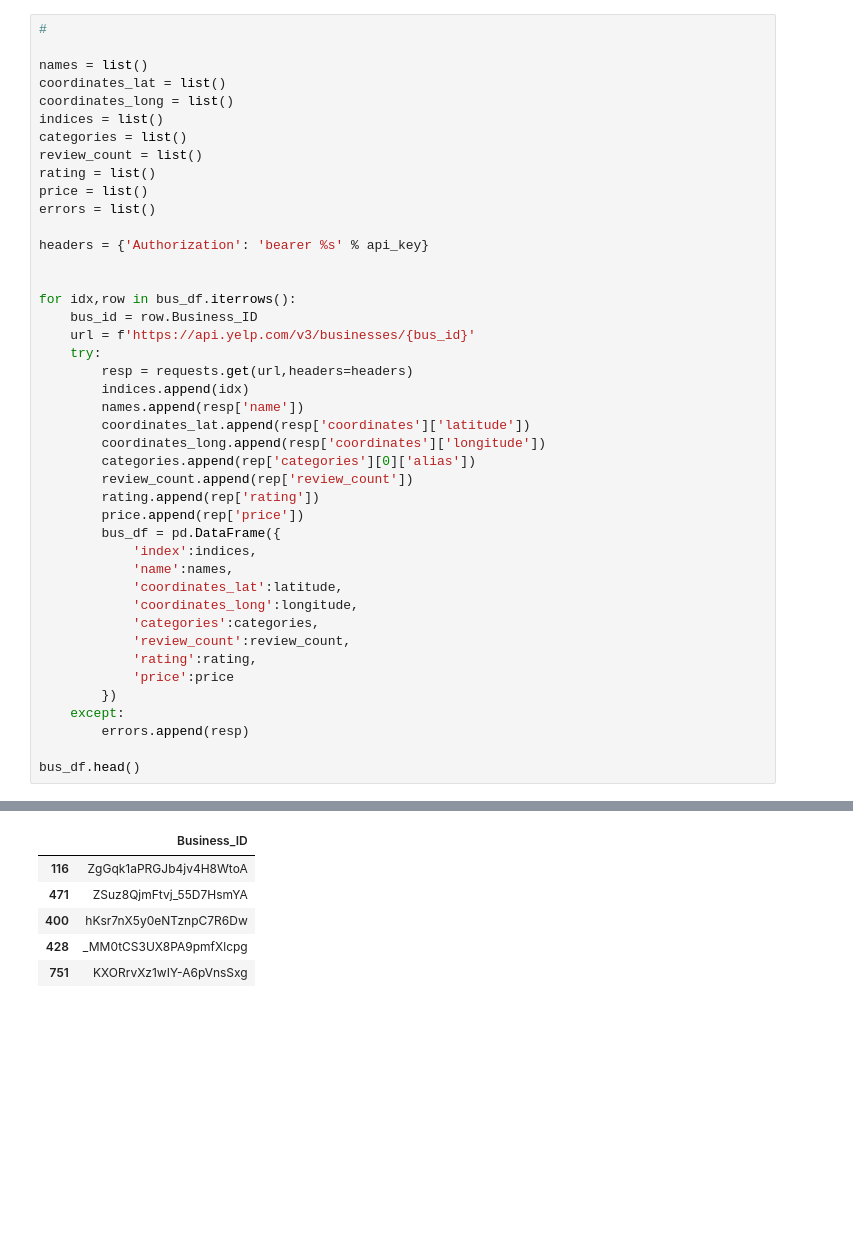
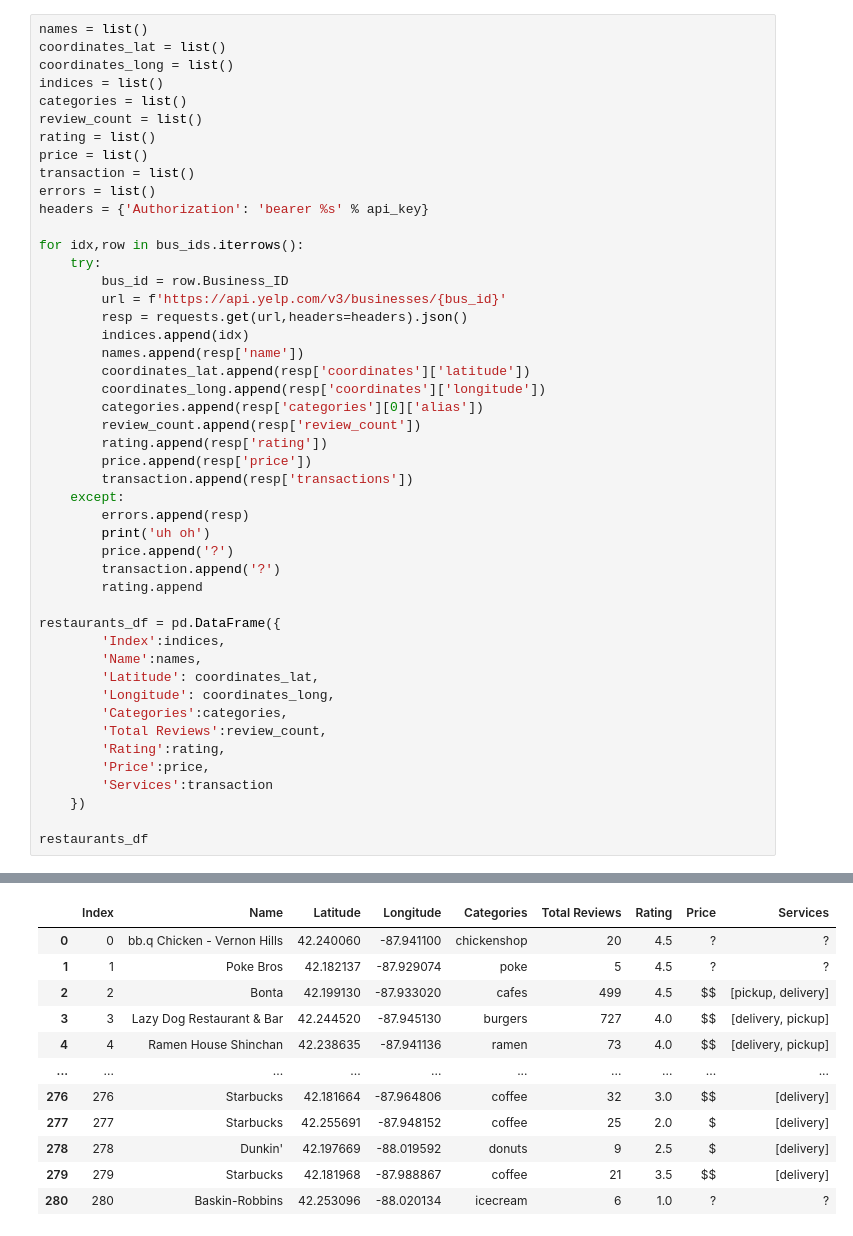
Before and after one commit to RichKirsch80/Competive-Market-Analysis-, a Jupyter notebook: YelpData_Main.ipynb, the cells around one changed output, grey strips where cells are left out. Saved outputs shown, nothing was run; the diff lists cells and outputs as text; blank space fills up the shorter version.

Commit message:
updated main yelp data with new visuals

```diff
--- a/YelpData_Main.ipynb
+++ b/YelpData_Main.ipynb
@@ -42,6 +18,4 @@ bus_df
 # %%
-#
-
 names = list()
 coordinates_lat = list()
 coordinates_long = list()
@@ -50,36 +24,42 @@ categories = list()
 review_count = list()
 rating = list()
 price = list()
+transaction = list()
 errors = list()
-
 headers = {'Authorization': 'bearer %s' % api_key}
 
-
-for idx,row in bus_df.iterrows():
-    bus_id = row.Business_ID
-    url = f'https://api.yelp.com/v3/businesses/{bus_id}'
+for idx,row in bus_ids.iterrows():
     try:
-        resp = requests.get(url,headers=headers)
+        bus_id = row.Business_ID
+        url = f'https://api.yelp.com/v3/businesses/{bus_id}'
+        resp = requests.get(url,headers=headers).json()
         indices.append(idx)
         names.append(resp['name'])
         coordinates_lat.append(resp['coordinates']['latitude'])
         coordinates_long.append(resp['coordinates']['longitude'])
-        categories.append(rep['categories'][0]['alias'])
-        review_count.append(rep['review_count'])
-        rating.append(rep['rating'])
-        price.append(rep['price'])
-        bus_df = pd.DataFrame({
-            'index':indices,
-            'name':names,
-            'coordinates_lat':latitude,
-            'coordinates_long':longitude,
-            'categories':categories,
-            'review_count':review_count,
-            'rating':rating,
-            'price':price
-        })
+        categories.append(resp['categories'][0]['alias'])
+        review_count.append(resp['review_count'])
+        rating.append(resp['rating'])
+        price.append(resp['price'])
+        transaction.append(resp['transactions'])
     except:
         errors.append(resp)
+        print('uh oh')
+        price.append('?')
+        transaction.append('?')
+        rating.append
 
-bus_df.head()
+restaurants_df = pd.DataFrame({
+        'Index':indices,
+        'Name':names,
+        'Latitude': coordinates_lat,
+        'Longitude': coordinates_long,
+        'Categories':categories,
+        'Total Reviews':review_count,
+        'Rating':rating,
+        'Price':price,
+        'Services':transaction
+    })
+
+restaurants_df
 # %% [output]
@@ -86,6 +83,12 @@ bus_df.head()
-|  | Business_ID |
-| 116 | ZgGqk1aPRGJb4jv4H8WtoA |
-| 471 | ZSuz8QjmFtvj_55D7HsmYA |
-| 400 | hKsr7nX5y0eNTznpC7R6Dw |
-| 428 | _MM0tCS3UX8PA9pmfXlcpg |
-| 751 | KXORrvXz1wIY-A6pVnsSxg |
+|  | Index | Name | Latitude | Longitude | Categories | Total Reviews | Rating | Price | Services |
+| 0 | 0 | bb.q Chicken - Vernon Hills | 42.240060 | -87.941100 | chickenshop | 20 | 4.5 | ? | ? |
+| 1 | 1 | Poke Bros | 42.182137 | -87.929074 | poke | 5 | 4.5 | ? | ? |
+| 2 | 2 | Bonta | 42.199130 | -87.933020 | cafes | 499 | 4.5 | $$ | [pickup, delivery] |
+| 3 | 3 | Lazy Dog Restaurant & Bar | 42.244520 | -87.945130 | burgers | 727 | 4.0 | $$ | [delivery, pickup] |
+| 4 | 4 | Ramen House Shinchan | 42.238635 | -87.941136 | ramen | 73 | 4.0 | $$ | [delivery, pickup] |
+| ... | ... | ... | ... | ... | ... | ... | ... | ... | ... |
+| 276 | 276 | Starbucks | 42.181664 | -87.964806 | coffee | 32 | 3.0 | $$ | [delivery] |
+| 277 | 277 | Starbucks | 42.255691 | -87.948152 | coffee | 25 | 2.0 | $ | [delivery] |
+| 278 | 278 | Dunkin' | 42.197669 | -88.019592 | donuts | 9 | 2.5 | $ | [delivery] |
+| 279 | 279 | Starbucks | 42.181968 | -87.988867 | coffee | 21 | 3.5 | $$ | [delivery] |
+| 280 | 280 | Baskin-Robbins | 42.253096 | -88.020134 | icecream | 6 | 1.0 | ? | ? |
```
Also changed, not shown: parts of 12 cells of this notebook, 2 other files.
